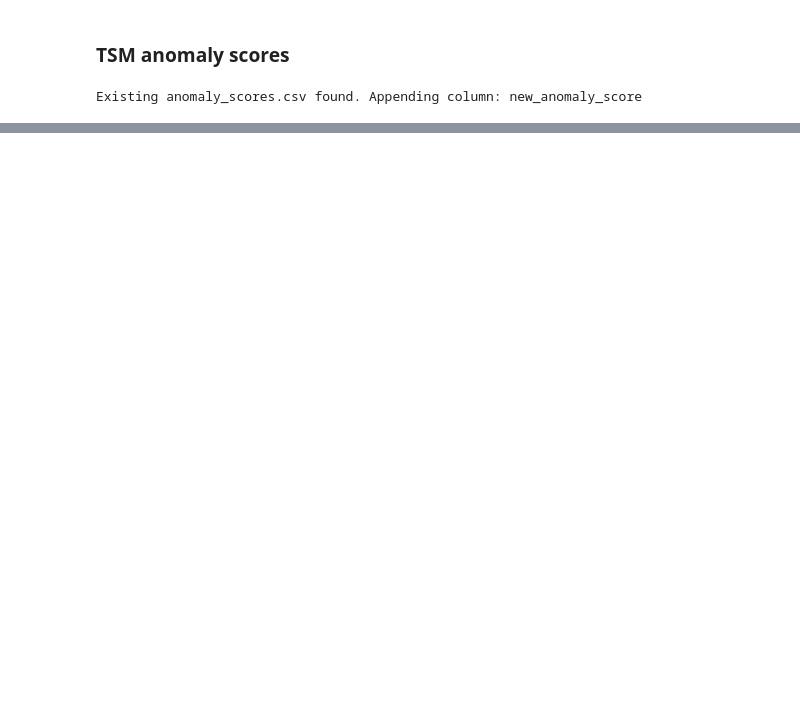
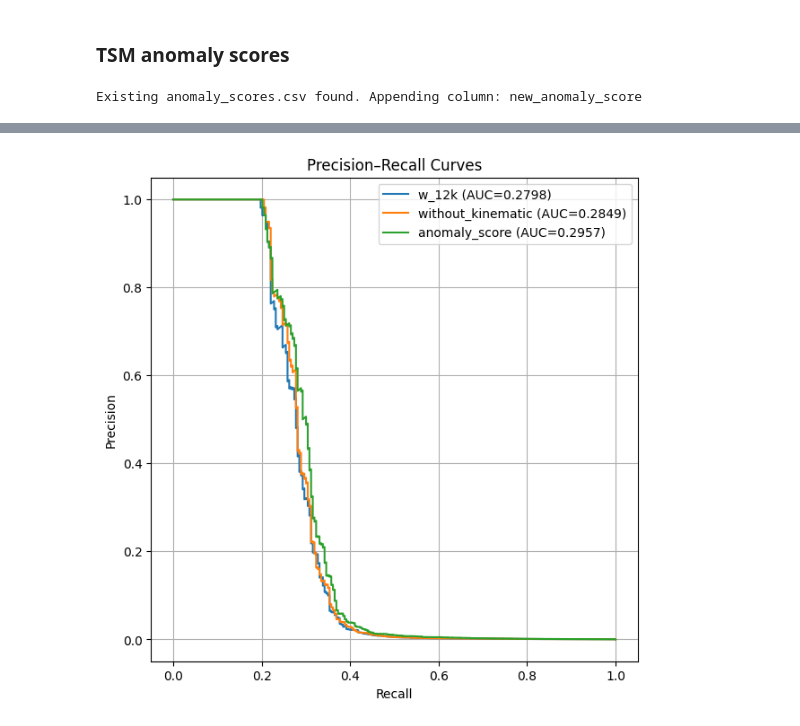
Before and after one commit to ChanukaRavishan/liad, a Jupyter notebook: framework/tsm/tsm_scores.ipynb, the cells around one changed output, grey strips where cells are left out. Drawn from its saved outputs; the diff is of its cells as text; code cells hidden in the pictures; blank space fills up the shorter version.

```diff
--- a/framework/tsm/tsm_scores.ipynb
+++ b/framework/tsm/tsm_scores.ipynb
@@ -189,0 +446,5 @@ Skipping sum_of_scores (not found)
+# %%
+data = pd.read_csv('/Users/chanuka/Desktop/codespaces/liad/processed/anomaly_scores.csv')
+weekly = pd.read_csv('/Users/chanuka/Desktop/codespaces/liad/processed/anomaly_scores_weekly.csv')
+data = data.merge(weekly, on='agent', how='left')
+data
@@ -189,0 +465,45 @@ Skipping sum_of_scores (not found)
+# %%
+data = data.rename(columns={
+    "w_12k": "monthly",
+    "without_kinematic": "without_kinematic",
+    "sum_of_scores": "anomaly_score"
+})
+
+# change this, yours might most probably be 'new_anomaly_score' only
+score_cols = [
+    "w_12k",
+    "without_kinematic",
+    "anomaly_score"
+]
+
+y_true = data["is_anomaly"].astype(int).values
+
+plt.figure(figsize=(7, 7))
+
+for col in score_cols:
+    if col not in data.columns:
+        print(f"Skipping {col} (not found)")
+        continue
+
+    # drop rows where this score is NaN
+    mask = ~data[col].isna()
+    if mask.sum() == 0:
+        print(f"Skipping {col} (all NaN)")
+        continue
+
+    precision, recall, thresholds = precision_recall_curve(
+        y_true[mask.values],
+        data.loc[mask, col].values
+    )
+
+    pr_auc = auc(recall, precision)
+    plt.plot(recall, precision, label=f"{col} (AUC={pr_auc:.4f})")
+
+plt.xlabel("Recall")
+plt.ylabel("Precision")
+plt.title("Precision–Recall Curves")
+plt.legend()
+plt.grid(True)
+plt.show()
+# %% [output]
+[figure, added]
```
Also changed, not shown: parts of 10 cells of this notebook, 7 other files.
